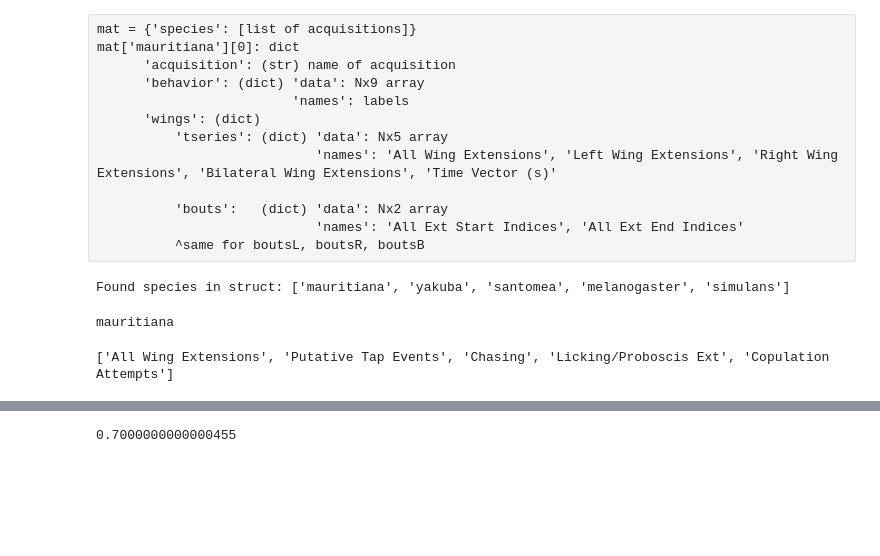
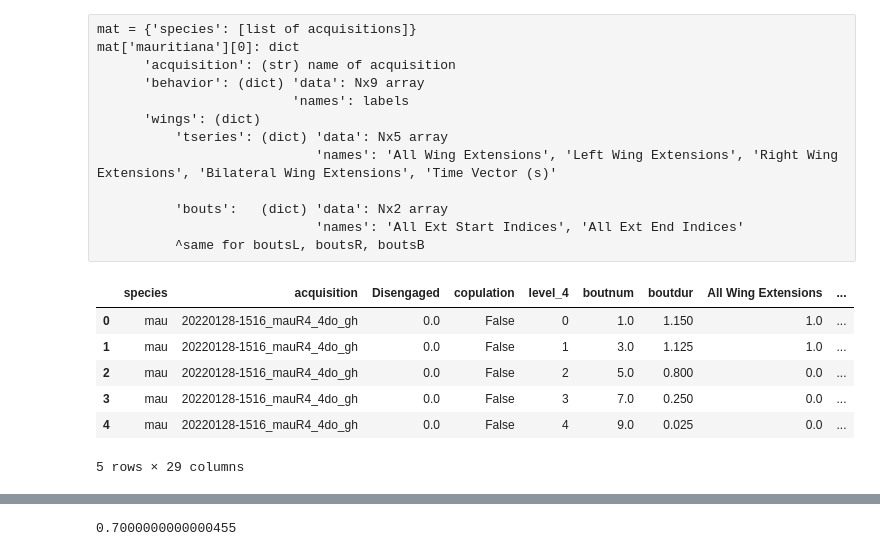
Before and after one commit to julianarhee/flytracker_analysis, a Jupyter notebook: ethograms-to-pca.ipynb, the cells around one changed output, grey strips where cells are left out. Cells and saved outputs as stored; diff of their text form; code cells hidden in the pictures; blank space fills up the shorter version.

Commit message:
events/features to clfs

```diff
--- a/ethograms-to-pca.ipynb
+++ b/ethograms-to-pca.ipynb
@@ -17,11 +17,12 @@ import importlib
 %matplotlib notebook
 putil.set_sns_style(style='dark', min_fontsize=12)
 # %%
-rootdir = '/mnt/minerva/courtship-videos'
+rootdir = '/Volumes/Julie'
+videodir = os.path.join(rootdir, 'courtship-videos')
 # rootdir = '/mnt/sda/Videos'
 assay='single_20mm_1x1'
 
-sessionpaths = sorted(glob.glob(os.path.join(rootdir, assay, '202*')), key=util.natsort)
+sessionpaths = sorted(glob.glob(os.path.join(videodir, assay, '202*')), key=util.natsort)
 len(sessionpaths)
 # %% [output]
 67
@@ -41,32 +42,13 @@ mat['mauritiana'][0]: dict
                             'names': 'All Ext Start Indices', 'All Ext End Indices'
           ^same for boutsL, boutsR, boutsB
 # %%
-basedir = '/mnt/minerva/analysis/FlyTracker'
+ftdir = os.path.join( rootdir, 'analysis/FlyTracker')
+#basedir = '/mnt/minerva/analysis/FlyTracker'
 # matlab_src = '/home/julianarhee/Documents/projects/flytracker-analysis/overviews2/Ddata.mat'
-matlab_src = os.path.join(basedir, 'flytracker-matlab/overviews2/Ddata.mat')
+matlab_src = os.path.join(ftdir, 'flytracker-matlab/overviews2/Ddata.mat')
 # Set save dir
-destdir = os.path.join(basedir, 'figures')
+destdir = os.path.join(ftdir, 'figures')
 if not os.path.exists(destdir):
     os.makedirs(destdir)
 # set FIGID
 figid = 'flytracker-matlab/overviews2/Ddata.mat'
-# load MAT
-mat = scipy.io.loadmat(matlab_src, simplify_cells=True)
-species_list = [k for k in mat.keys() if not k.startswith('__')]
-# assert len(species_list)==1, "Did not find unique struct name: %s" % str(struct_name)
-print("Found species in struct: {}".format(species_list))
-# %% [output]
-Found species in struct: ['mauritiana', 'yakuba', 'santomea', 'melanogaster', 'simulans']
-# %%
-sp = species_list[0]
-acq_ix = 0
-acq_mat = mat[sp][acq_ix]
-
-# print(sp)
-# bin_ = util.mat_combine_binary_behaviors(acq_mat) #mat[sp][acq_ix])
-# # Get bout starts
-# bin_ = util.mat_split_courtship_bouts(bin_)
-# # wing bouts?
-# wings_ = util.mat_get_bout_indices(acq_mat) #mat[sp][acq_ix])
-# %% [output]
-mauritiana
@@ -73,7 +61,17 @@ mauritiana
+# %%
+bouts_fpath = os.path.join(ftdir, 'bouts.pkl')
+bouts = pd.read_pickle(bouts_fpath) # encoding='latin1')
+bouts.head()
+# %% [output]
+|  | species | acquisition | Disengaged | copulation | level_4 | boutnum | boutdur | All Wing Extensions | ... |
+| 0 | mau | 20220128-1516_mauR4_4do_gh | 0.0 | False | 0 | 1.0 | 1.150 | 1.0 | ... |
+| 1 | mau | 20220128-1516_mauR4_4do_gh | 0.0 | False | 1 | 3.0 | 1.125 | 1.0 | ... |
+| 2 | mau | 20220128-1516_mauR4_4do_gh | 0.0 | False | 2 | 5.0 | 0.800 | 0.0 | ... |
+| 3 | mau | 20220128-1516_mauR4_4do_gh | 0.0 | False | 3 | 7.0 | 0.250 | 0.0 | ... |
+| 4 | mau | 20220128-1516_mauR4_4do_gh | 0.0 | False | 4 | 9.0 | 0.025 | 0.0 | ... |
+5 rows × 29 columns
 # %%
 
-behavior_names = ['All Wing Extensions', 'Putative Tap Events', 'Chasing', 'Licking/Proboscis Ext', 'Copulation Attempts', 'Orienting']
-nonorienting_names = [b for b in behavior_names if b!='Orienting']
-print(nonorienting_names)
+behavior_names = ['All Wing Extensions', 'Putative Tap Events',
+                  'Chasing', 'Licking/Proboscis Ext', 'Copulation Attempts', 'Orienting',
+                 ]
-# %% [output]
-['All Wing Extensions', 'Putative Tap Events', 'Chasing', 'Licking/Proboscis Ext', 'Copulation Attempts']
```
Also changed, not shown: parts of 86 cells of this notebook.
